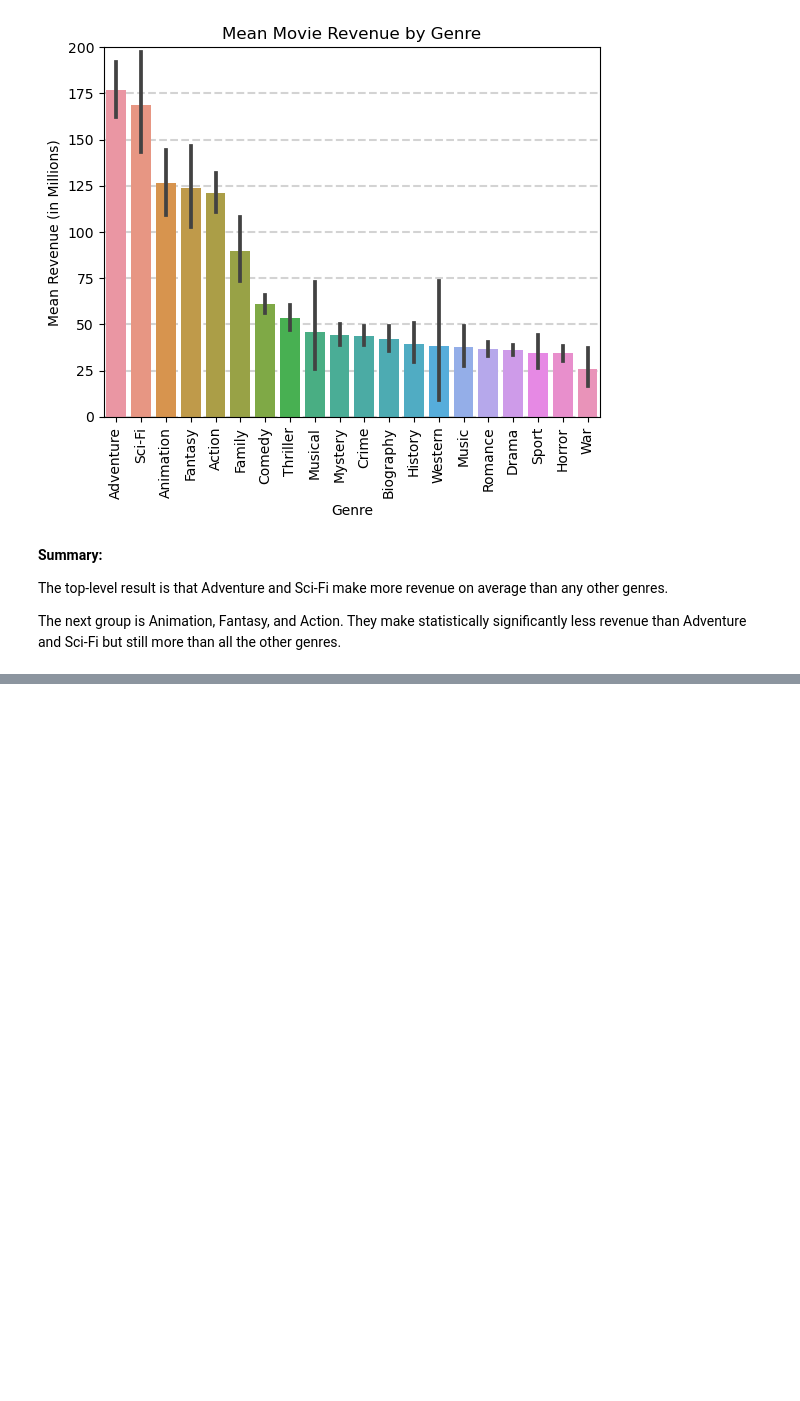
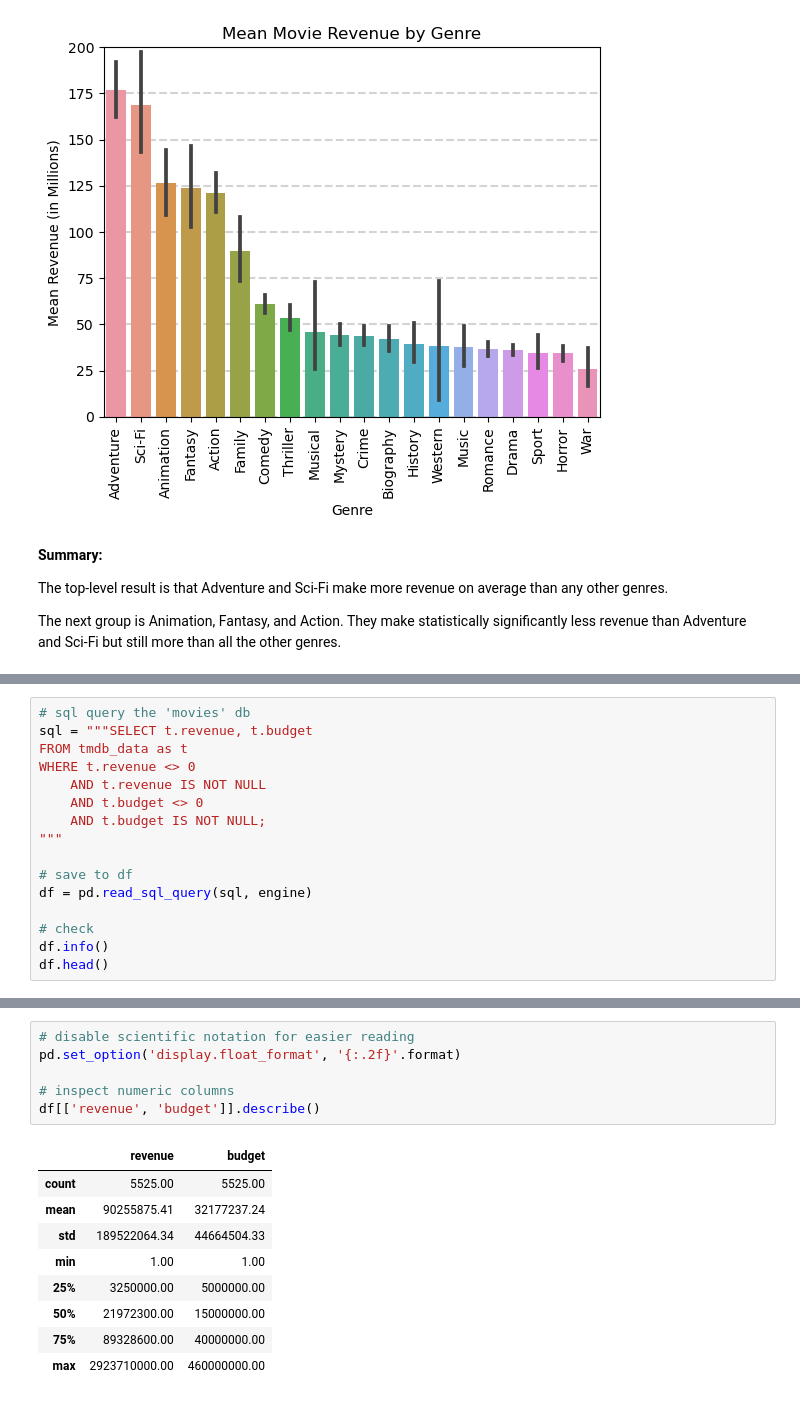
Before and after one commit to kellianneyang/movies-profitability-project, a Jupyter notebook: part4_hypothesis_testing.ipynb, the cells around one changed output, grey strips where cells are left out. Saved outputs shown, nothing was run; the diff lists cells and outputs as text; blank space fills up the shorter version.

```diff
--- a/part4_hypothesis_testing.ipynb
+++ b/part4_hypothesis_testing.ipynb
@@ -754,0 +765,16 @@ The next group is Animation, Fantasy, and Action. They make statistically signif
+# %%
+# sql query the 'movies' db
+sql = """SELECT t.revenue, t.budget
+FROM tmdb_data as t
+WHERE t.revenue <> 0
+    AND t.revenue IS NOT NULL
+    AND t.budget <> 0
+    AND t.budget IS NOT NULL;
+"""
+
+# save to df
+df = pd.read_sql_query(sql, engine)
+
+# check
+df.info()
+df.head()
@@ -754,0 +797,16 @@ The next group is Animation, Fantasy, and Action. They make statistically signif
+# %%
+# disable scientific notation for easier reading
+pd.set_option('display.float_format', '{:.2f}'.format)
+
+# inspect numeric columns
+df[['revenue', 'budget']].describe()
+# %% [output]
+|  | revenue | budget |
+| count | 5525.00 | 5525.00 |
+| mean | 90255875.41 | 32177237.24 |
+| std | 189522064.34 | 44664504.33 |
+| min | 1.00 | 1.00 |
+| 25% | 3250000.00 | 5000000.00 |
+| 50% | 21972300.00 | 15000000.00 |
+| 75% | 89328600.00 | 40000000.00 |
+| max | 2923710000.00 | 460000000.00 |
```
Also changed, not shown: parts of 31 cells of this notebook.
